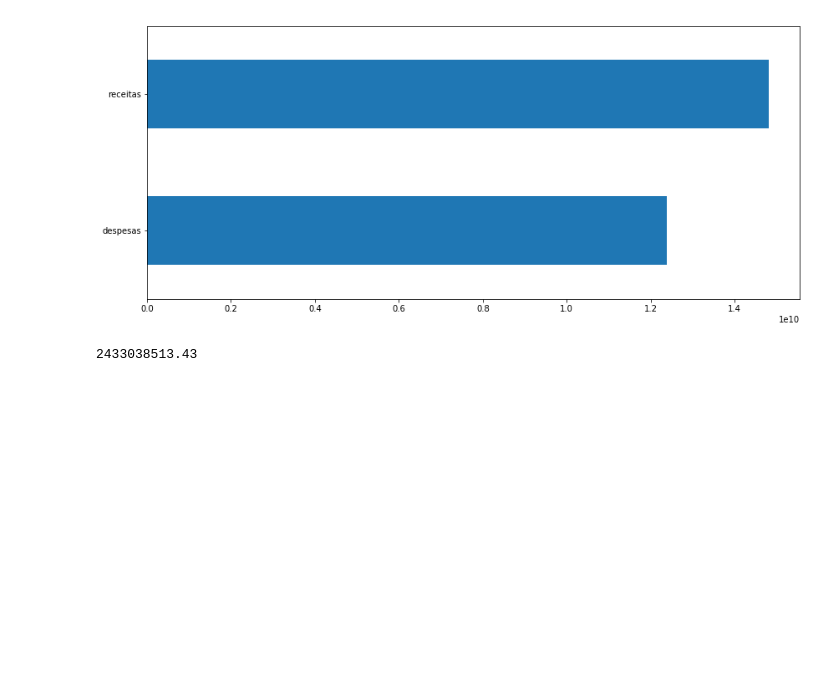
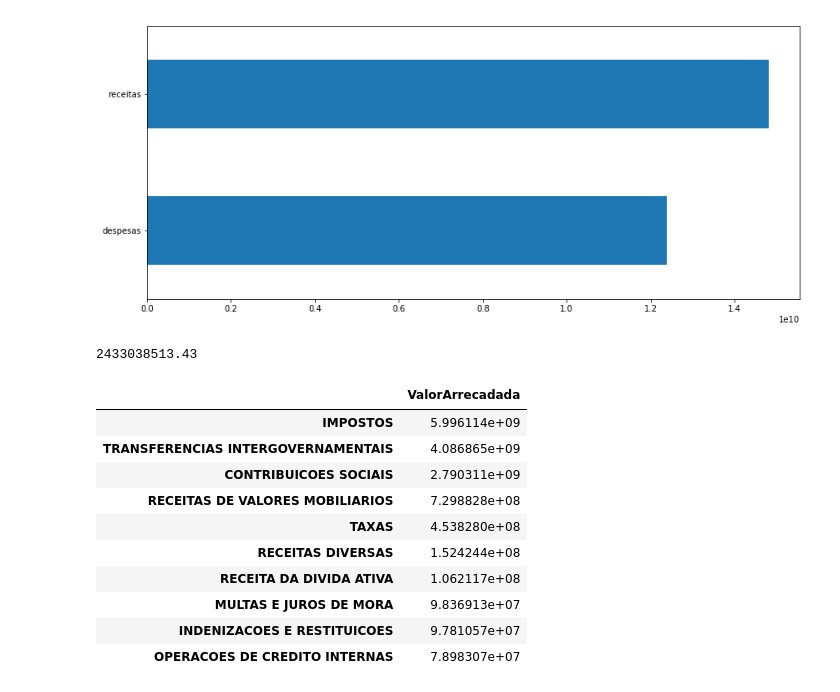
Before and after one commit to ERodrigues/tcc_analise_contas_publicas_ES, a Jupyter notebook: develop/Analise_ReceitasXDespesas_publicas_ES_2016.ipynb, the cells around one changed output. Saved outputs shown, nothing was run; the diff lists cells and outputs as text; code cells hidden in the pictures; blank space fills up the shorter version.

```diff
--- a/develop/Analise_ReceitasXDespesas_publicas_ES_2016.ipynb
+++ b/develop/Analise_ReceitasXDespesas_publicas_ES_2016.ipynb
@@ -88,0 +99,14 @@ print (superavit)
+# %%
+receitas_por_fonte.head(10)
+# %% [output]
+|  | ValorArrecadada |
+| IMPOSTOS | 5.996114e+09 |
+| TRANSFERENCIAS INTERGOVERNAMENTAIS | 4.086865e+09 |
+| CONTRIBUICOES SOCIAIS | 2.790311e+09 |
+| RECEITAS DE VALORES MOBILIARIOS | 7.298828e+08 |
+| TAXAS | 4.538280e+08 |
+| RECEITAS DIVERSAS | 1.524244e+08 |
+| RECEITA DA DIVIDA ATIVA | 1.062117e+08 |
+| MULTAS E JUROS DE MORA | 9.836913e+07 |
+| INDENIZACOES E RESTITUICOES | 9.781057e+07 |
+| OPERACOES DE CREDITO INTERNAS | 7.898307e+07 |
```
Also changed, not shown: parts of 8 cells of this notebook.
